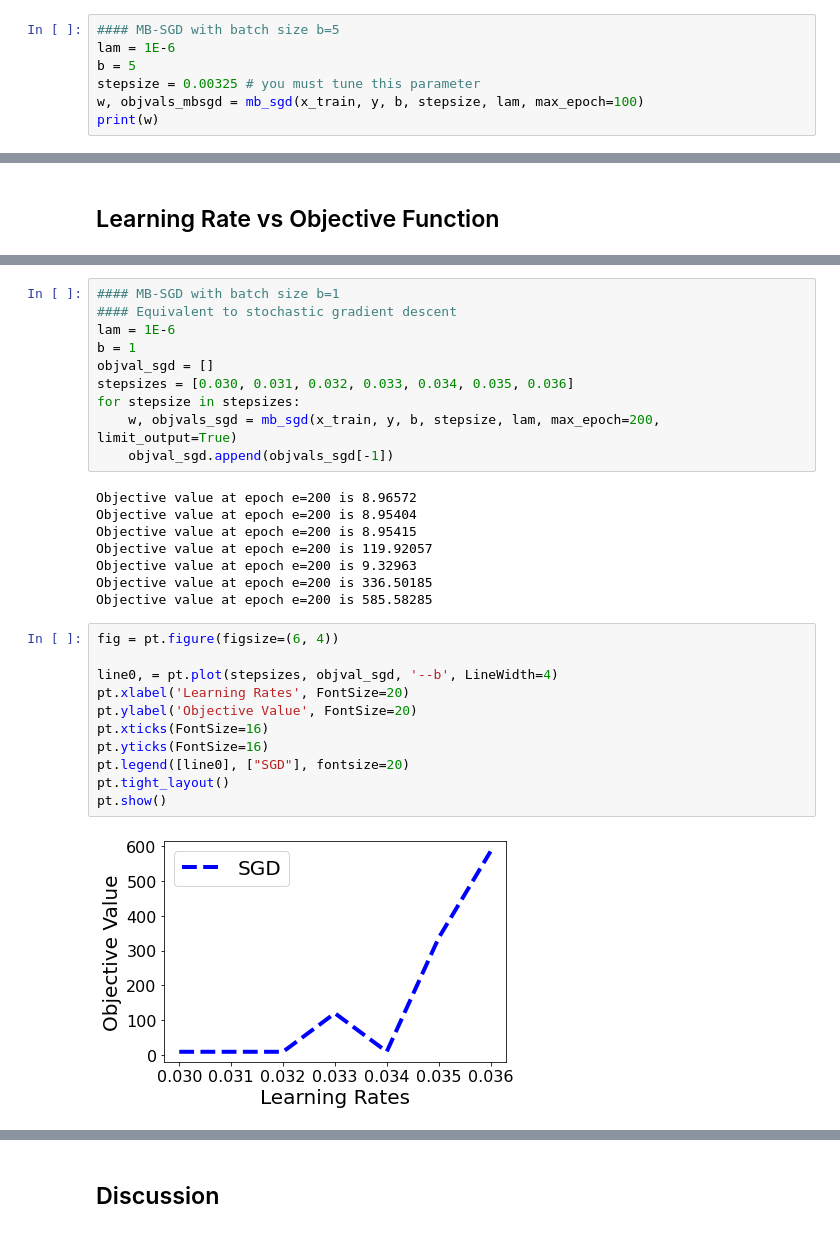
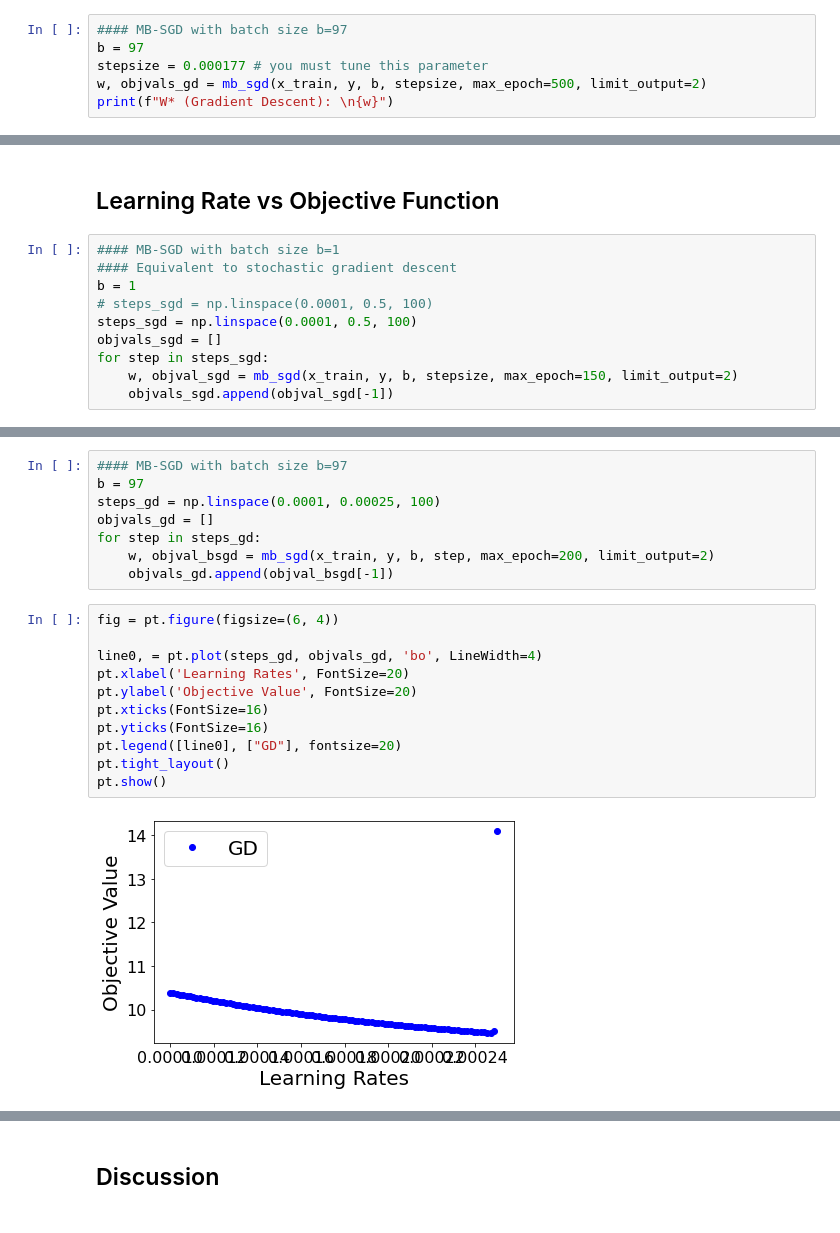
Before and after one commit to mycicle/cpe695, a Jupyter notebook: assignments/HW2/HW2.ipynb, the cells around one changed output, grey strips where cells are left out. Drawn from its saved outputs; the diff is of its cells as text.

```diff
--- a/assignments/HW2/HW2.ipynb
+++ b/assignments/HW2/HW2.ipynb
@@ -264,8 +251,7 @@ pt.show()
 # %%
-#### MB-SGD with batch size b=5
-lam = 1E-6
-b = 5
-stepsize = 0.00325 # you must tune this parameter
-w, objvals_mbsgd = mb_sgd(x_train, y, b, stepsize, lam, max_epoch=100)
-print(w)
+#### MB-SGD with batch size b=97
+b = 97
+stepsize = 0.000177 # you must tune this parameter
+w, objvals_gd = mb_sgd(x_train, y, b, stepsize, max_epoch=500, limit_output=2)
+print(f"W* (Gradient Descent): \n{w}")
 # %% [output]
@@ -303,2 +294,12 @@ pt.show()
 # %% [markdown]
 ## Learning Rate vs Objective Function
+# %%
+#### MB-SGD with batch size b=1
+#### Equivalent to stochastic gradient descent
+b = 1
+# steps_sgd = np.linspace(0.0001, 0.5, 100)
+steps_sgd = np.linspace(0.0001, 0.5, 100)
+objvals_sgd = []
+for step in steps_sgd:
+    w, objval_sgd = mb_sgd(x_train, y, b, stepsize, max_epoch=150, limit_output=2)
+    objvals_sgd.append(objval_sgd[-1])
@@ -305,31 +319,21 @@ pt.show()
 # %%
-#### MB-SGD with batch size b=1
-#### Equivalent to stochastic gradient descent
-lam = 1E-6
-b = 1
-objval_sgd = []
-stepsizes = [0.030, 0.031, 0.032, 0.033, 0.034, 0.035, 0.036]
-for stepsize in stepsizes:
-    w, objvals_sgd = mb_sgd(x_train, y, b, stepsize, lam, max_epoch=200, limit_output=True)
-    objval_sgd.append(objvals_sgd[-1])
+#### MB-SGD with batch size b=97
+b = 97
+steps_gd = np.linspace(0.0001, 0.00025, 100)
+objvals_gd = []
+for step in steps_gd:
+    w, objval_bsgd = mb_sgd(x_train, y, b, step, max_epoch=200, limit_output=2)
+    objvals_gd.append(objval_bsgd[-1])
-# %% [output]
-Objective value at epoch e=200 is 8.96572
-Objective value at epoch e=200 is 8.95404
-Objective value at epoch e=200 is 8.95415
-Objective value at epoch e=200 is 119.92057
-Objective value at epoch e=200 is 9.32963
-Objective value at epoch e=200 is 336.50185
-Objective value at epoch e=200 is 585.58285
 # %%
 fig = pt.figure(figsize=(6, 4))
 
-line0, = pt.plot(stepsizes, objval_sgd, '--b', LineWidth=4)
+line0, = pt.plot(steps_gd, objvals_gd, 'bo', LineWidth=4)
 pt.xlabel('Learning Rates', FontSize=20)
 pt.ylabel('Objective Value', FontSize=20)
 pt.xticks(FontSize=16)
 pt.yticks(FontSize=16)
-pt.legend([line0], ["SGD"], fontsize=20)
+pt.legend([line0], ["GD"], fontsize=20)
 pt.tight_layout()
 pt.show()
 # %% [output]
-[figure, old version]
+[figure, new version]
```
Also changed, not shown: parts of 16 cells of this notebook.
